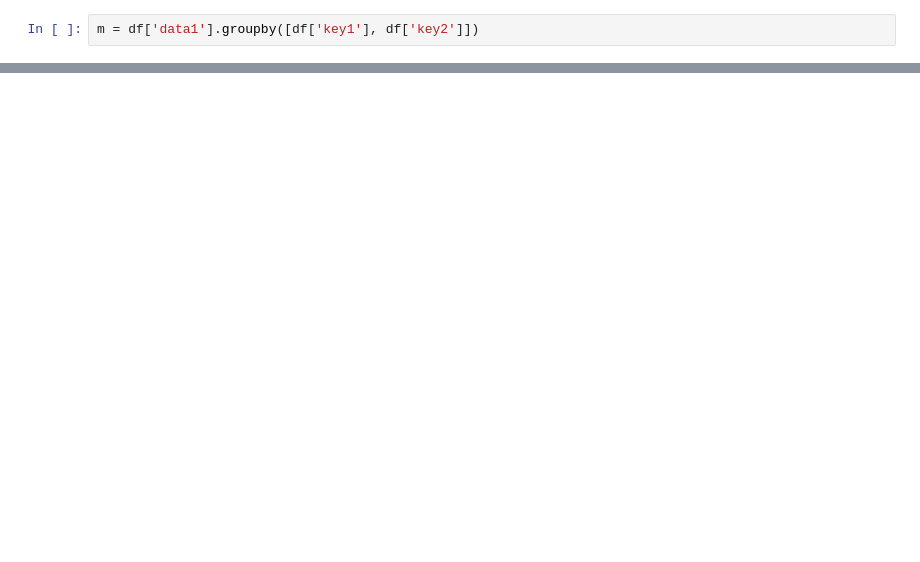
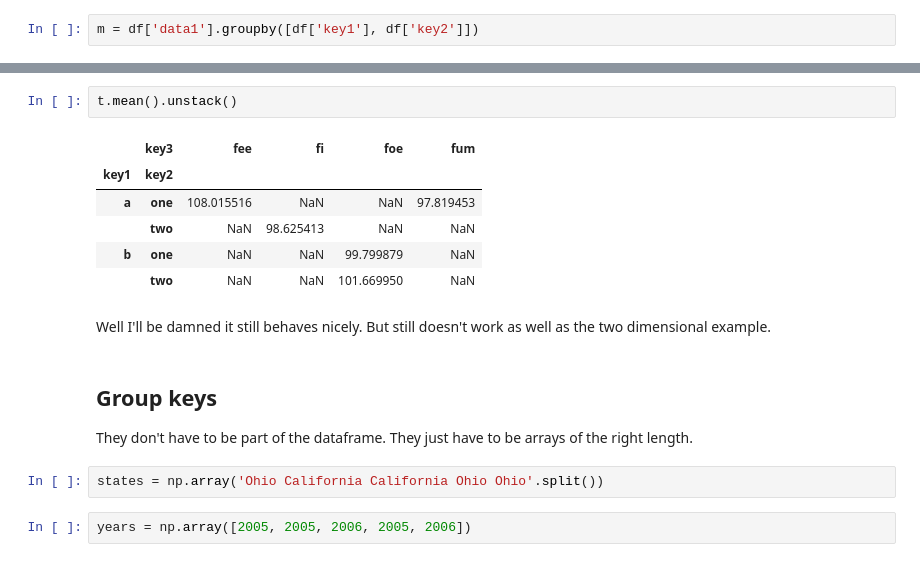
Before and after one commit to mehemken/technique, a Jupyter notebook: groupby.ipynb, the cells around one changed output, grey strips where cells are left out. Drawn from its saved outputs; the diff is of its cells as text; blank space fills up the shorter version.

```diff
--- a/groupby.ipynb
+++ b/groupby.ipynb
@@ -61,0 +107,19 @@ Name: data1, dtype: float64
+# %%
+t.mean().unstack()
+# %% [output]
+|  | key3 | fee | fi | foe | fum |
+| key1 | key2 |  |  |  |  |
+| a | one | 108.015516 | NaN | NaN | 97.819453 |
+|  | two | NaN | 98.625413 | NaN | NaN |
+| b | one | NaN | NaN | 99.799879 | NaN |
+|  | two | NaN | NaN | 101.669950 | NaN |
+# %% [markdown]
+Well I'll be damned it still behaves nicely. But still doesn't work as well as the two dimensional example.
+# %% [markdown]
+## Group keys
+
+They don't have to be part of the dataframe. They just have to be arrays of the right length.
+# %%
+states = np.array('Ohio California California Ohio Ohio'.split())
+# %%
+years = np.array([2005, 2005, 2006, 2005, 2006])
```
Also changed, not shown: parts of 45 cells of this notebook.
